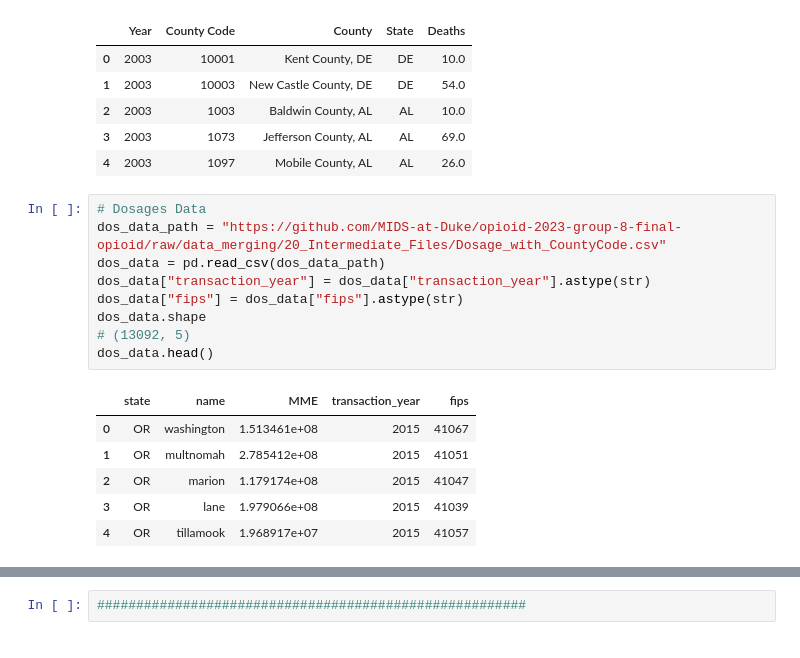
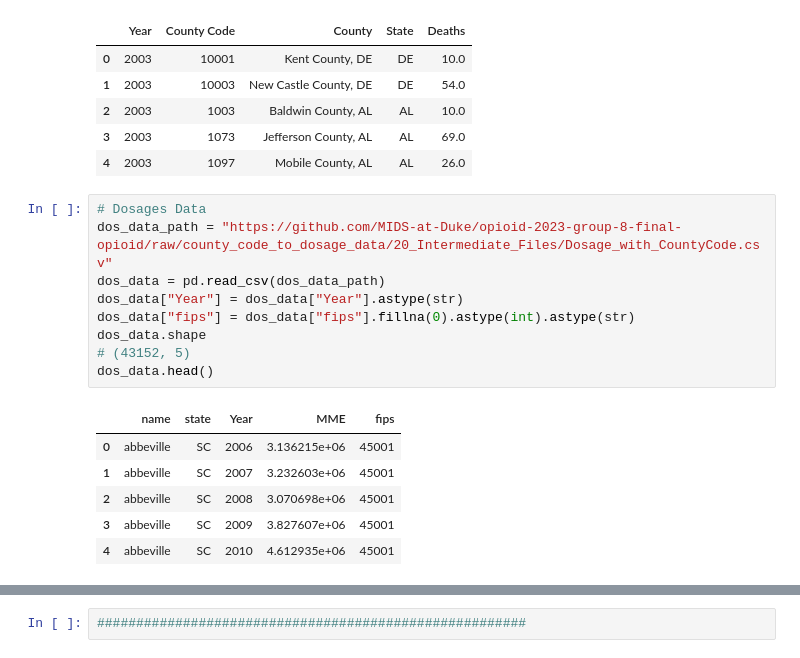
Before and after one commit to MIDS-at-Duke/opioid-2023-group-8-final-opioid, a Jupyter notebook: 10_Code/Data_Merging.ipynb, the cells around one changed output, grey strips where cells are left out. Cells and saved outputs as stored; diff of their text form.

Commit message:
Updated with new control states, added step wise checks

```diff
--- a/10_Code/Data_Merging.ipynb
+++ b/10_Code/Data_Merging.ipynb
@@ -39,17 +39,17 @@ dea_data.head()
 | 4 | 2003 | 1097 | Mobile County, AL | AL | 26.0 |
 # %%
 # Dosages Data
-dos_data_path = "https://github.com/MIDS-at-Duke/opioid-2023-group-8-final-opioid/raw/data_merging/20_Intermediate_Files/Dosage_with_CountyCode.csv"
+dos_data_path = "https://github.com/MIDS-at-Duke/opioid-2023-group-8-final-opioid/raw/county_code_to_dosage_data/20_Intermediate_Files/Dosage_with_CountyCode.csv"
 dos_data = pd.read_csv(dos_data_path)
-dos_data["transaction_year"] = dos_data["transaction_year"].astype(str)
-dos_data["fips"] = dos_data["fips"].astype(str)
+dos_data["Year"] = dos_data["Year"].astype(str)
+dos_data["fips"] = dos_data["fips"].fillna(0).astype(int).astype(str)
 dos_data.shape
-# (13092, 5)
+# (43152, 5)
 dos_data.head()
 # %% [output]
-|  | state | name | MME | transaction_year | fips |
-| 0 | OR | washington | 1.513461e+08 | 2015 | 41067 |
-| 1 | OR | multnomah | 2.785412e+08 | 2015 | 41051 |
-| 2 | OR | marion | 1.179174e+08 | 2015 | 41047 |
-| 3 | OR | lane | 1.979066e+08 | 2015 | 41039 |
-| 4 | OR | tillamook | 1.968917e+07 | 2015 | 41057 |
+|  | name | state | Year | MME | fips |
+| 0 | abbeville | SC | 2006 | 3.136215e+06 | 45001 |
+| 1 | abbeville | SC | 2007 | 3.232603e+06 | 45001 |
+| 2 | abbeville | SC | 2008 | 3.070698e+06 | 45001 |
+| 3 | abbeville | SC | 2009 | 3.827607e+06 | 45001 |
+| 4 | abbeville | SC | 2010 | 4.612935e+06 | 45001 |
```
Also changed, not shown: parts of 44 cells of this notebook, 3 other files.
